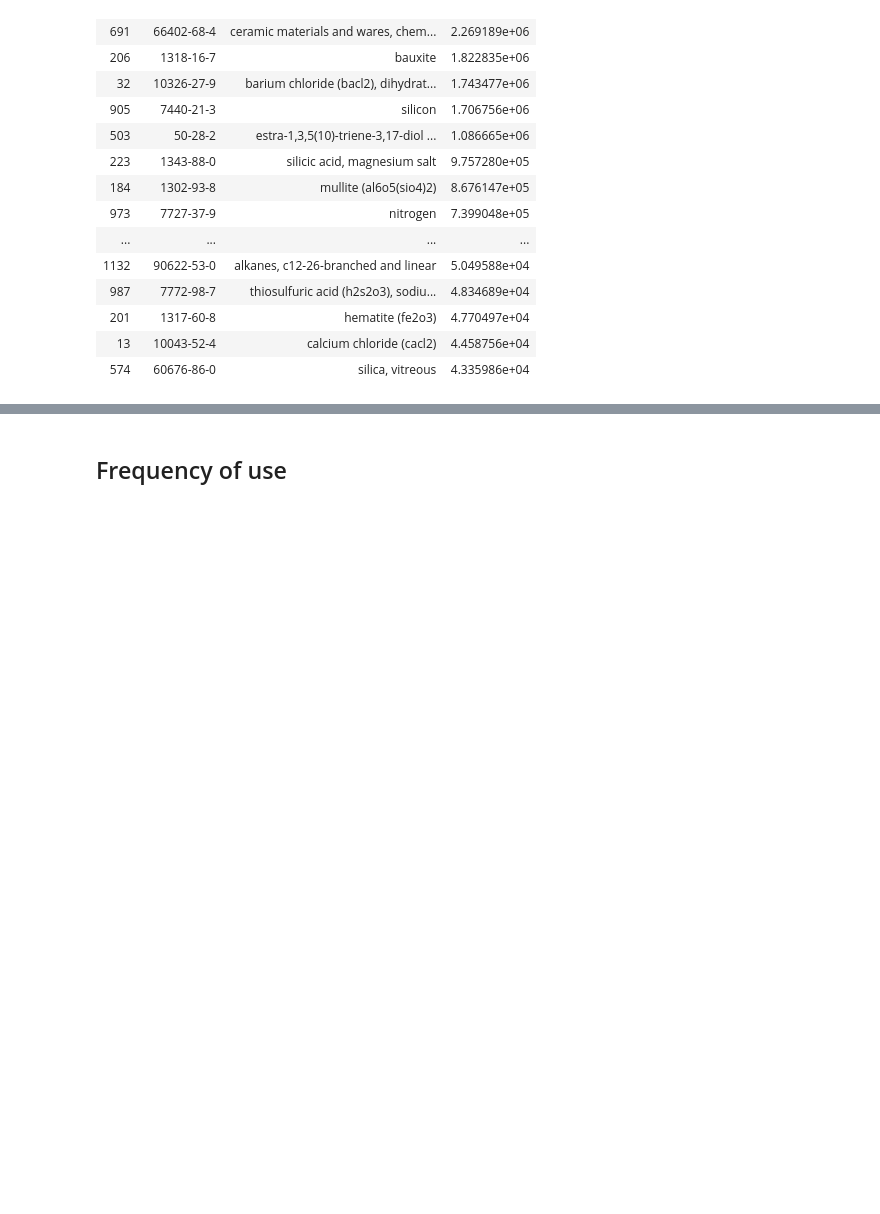
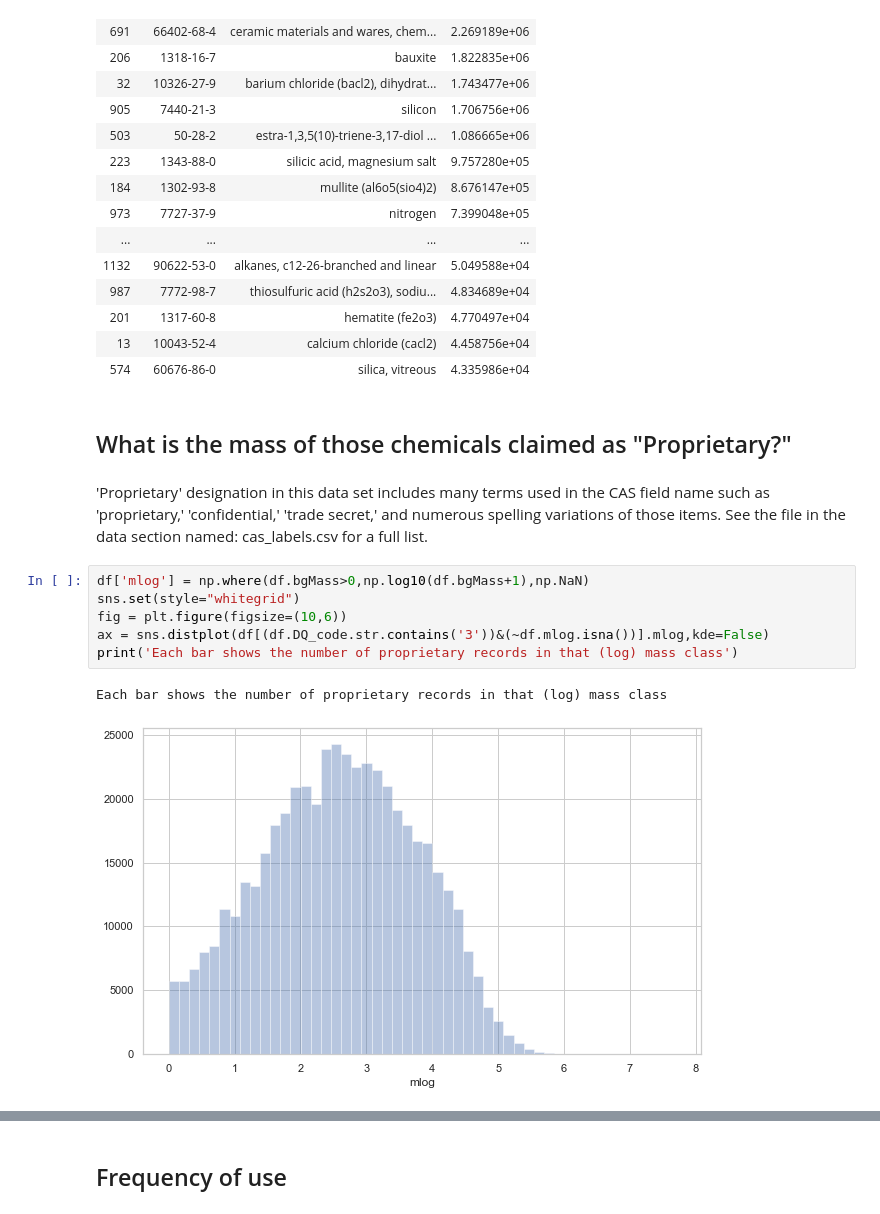
Before and after one commit to gwallison/FF-POC, a Jupyter notebook: Summary_of_cleaned_FF_data.ipynb, the cells around one changed output, grey strips where cells are left out. Cells and saved outputs as stored; diff of their text form; blank space fills up the shorter version.

```diff
--- a/Summary_of_cleaned_FF_data.ipynb
+++ b/Summary_of_cleaned_FF_data.ipynb
@@ -170,3 +172,16 @@ gb.sort_values('average mass',ascending=False).head(50)
 | 201 | 1317-60-8 | hematite (fe2o3) | 4.770497e+04 |
 | 13 | 10043-52-4 | calcium chloride (cacl2) | 4.458756e+04 |
 | 574 | 60676-86-0 | silica, vitreous | 4.335986e+04 |
+# %% [markdown]
+## What is the mass of those chemicals claimed as "Proprietary?"
+# %% [markdown]
+'Proprietary' designation in this data set includes many terms used in the CAS field name such as 'proprietary,' 'confidential,' 'trade secret,' and numerous spelling variations of those items.  See the file in the data section named: cas_labels.csv for a full list.
+# %%
+df['mlog'] = np.where(df.bgMass>0,np.log10(df.bgMass+1),np.NaN)
+sns.set(style="whitegrid")
+fig = plt.figure(figsize=(10,6))
+ax = sns.distplot(df[(df.DQ_code.str.contains('3'))&(~df.mlog.isna())].mlog,kde=False)
+print('Each bar shows the number of proprietary records in that (log) mass class')
+# %% [output]
+Each bar shows the number of proprietary records in that (log) mass class
+[figure, added]
```
Also changed, not shown: parts of 17 cells of this notebook, 1 other file.
